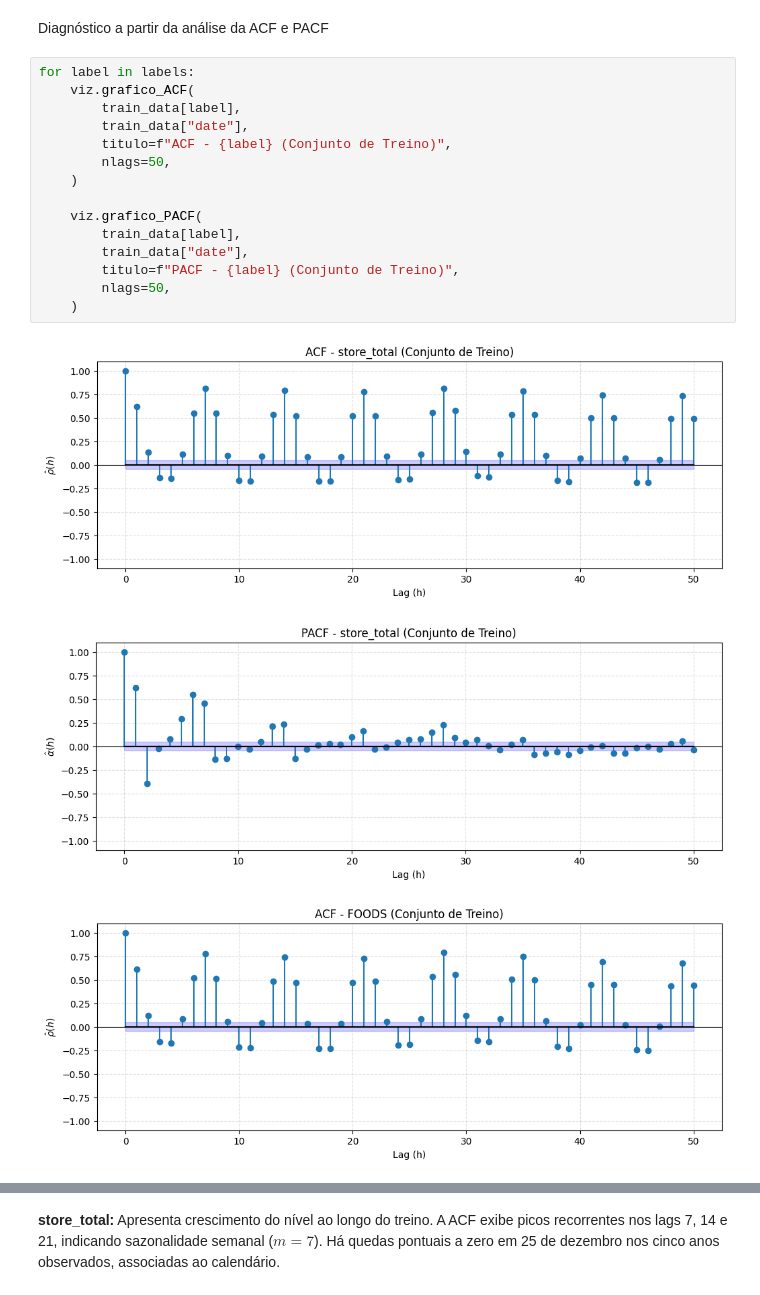
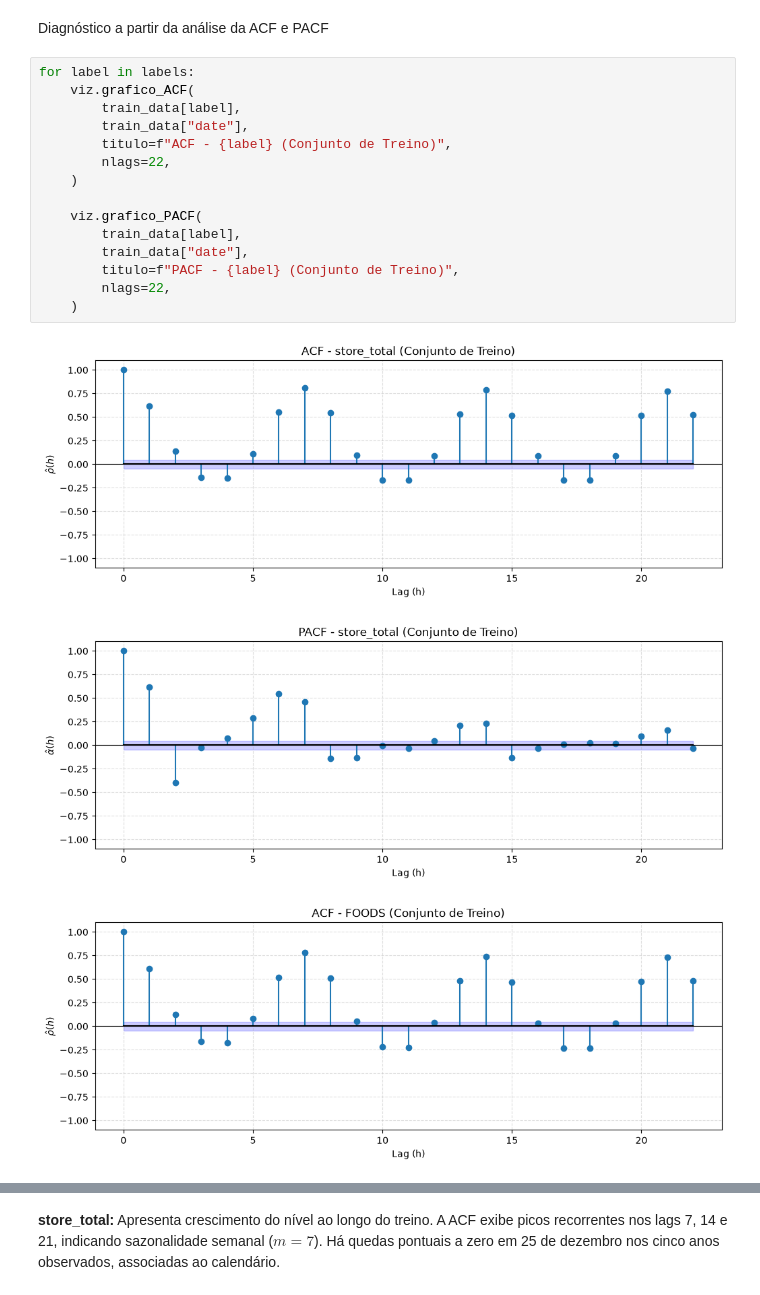
Before and after one commit to mistercapote/time-series-a2-2026, a Jupyter notebook: main.ipynb, the cells around one changed output, grey strips where cells are left out. Cells and saved outputs as stored; diff of their text form.

```diff
--- a/main.ipynb
+++ b/main.ipynb
@@ -94,19 +94,19 @@ Diagnóstico a partir da análise da ACF e PACF
 # %%
 for label in labels:
     viz.grafico_ACF(
         train_data[label],
         train_data["date"],
         titulo=f"ACF - {label} (Conjunto de Treino)",
-        nlags=50,
+        nlags=22,
     )
 
     viz.grafico_PACF(
         train_data[label],
         train_data["date"],
         titulo=f"PACF - {label} (Conjunto de Treino)",
-        nlags=50,
+        nlags=22,
     )
 # %% [output]
-[figure, old version]
+[figure, new version]
-[figure, old version]
+[figure, new version]
-[figure, old version]
+[figure, new version]
```
Also changed, not shown: parts of 21 cells of this notebook, 4 other files.
